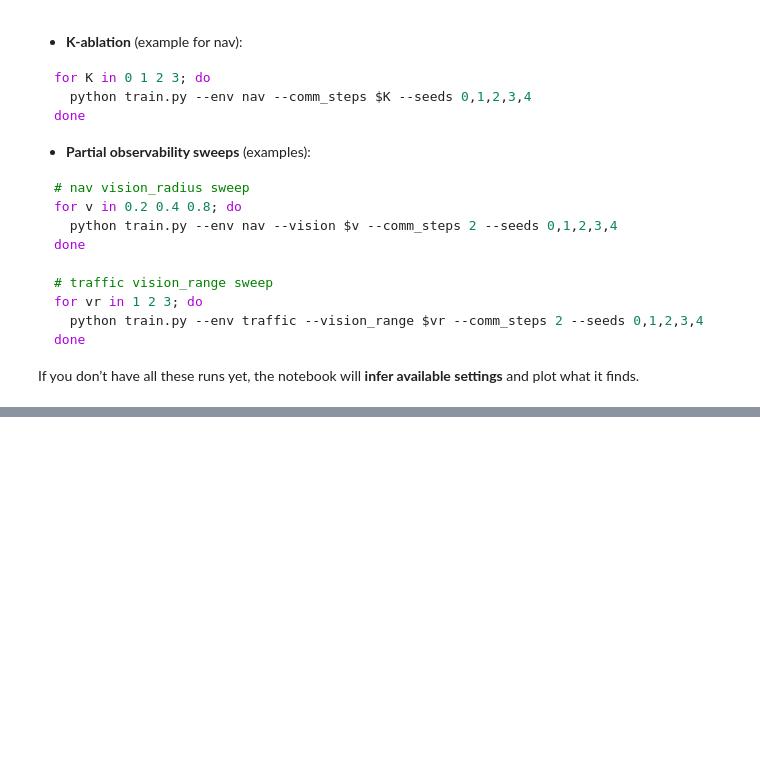
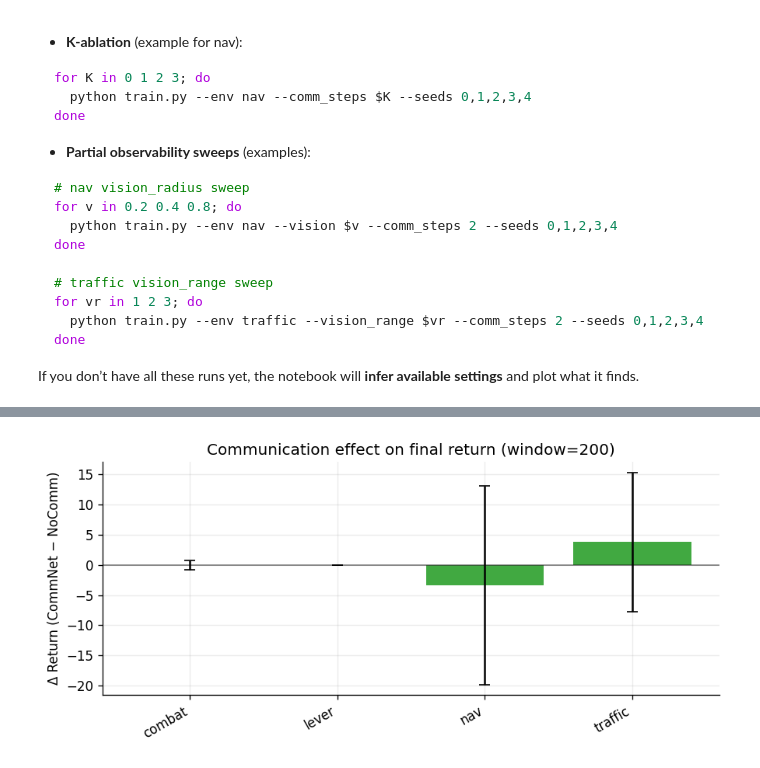
Before and after one commit to Xadoran/learning-multiagent-communication, a Jupyter notebook: analysis/commnet_results.ipynb, the cells around one changed output, grey strips where cells are left out. Cells and saved outputs as stored; diff of their text form; code cells hidden in the pictures; blank space fills up the shorter version.

```diff
--- a/analysis/commnet_results.ipynb
+++ b/analysis/commnet_results.ipynb
@@ -682,0 +769,92 @@ If you don’t have all these runs yet, the notebook will **infer available sett
+# %%
+# Δ-performance bar charts (CommNet − NoComm)
+import numpy as np
+import pandas as pd
+import matplotlib.pyplot as plt
+
+if "df_final" not in globals() or df_final is None or getattr(df_final, "empty", True):
+    print("No summary table available; run the section above first.")
+else:
+    comm = df_final[df_final["method"] == "CommNet"].set_index("env")
+    base = df_final[df_final["method"] == "NoComm"].set_index("env")
+
+    common_envs = sorted(set(comm.index).intersection(set(base.index)))
+    if not common_envs:
+        print("No envs have both CommNet and NoComm; skipping delta plots.")
+    else:
+        delta_rows: list[dict[str, object]] = []
+        for env in common_envs:
+            dr = float(
+                comm.loc[env, "final_return_mean"] - base.loc[env, "final_return_mean"]
+            )
+            ds = float(
+                comm.loc[env, "final_success_mean"]
+                - base.loc[env, "final_success_mean"]
+            )
+
+            dr_std = float(
+                np.sqrt(
+                    float(comm.loc[env, "final_return_std"]) ** 2
+                    + float(base.loc[env, "final_return_std"]) ** 2
+                )
+            )
+            ds_std = float(
+                np.sqrt(
+                    float(comm.loc[env, "final_success_std"]) ** 2
+                    + float(base.loc[env, "final_success_std"]) ** 2
+                )
+            )
+
+            delta_rows.append(
+                {
+                    "env": env,
+                    "delta_return": dr,
+                    "delta_return_std": dr_std,
+                    "delta_success": ds,
+                    "delta_success_std": ds_std,
+                }
+            )
+
+        df_delta = pd.DataFrame(delta_rows).sort_values(["env"]).reset_index(drop=True)
+
+        x = np.arange(len(df_delta), dtype=np.int64)
+
+        # Δ Return
+        fig, ax = plt.subplots(figsize=(7.5, 3.5))
+        ax.bar(
+            x,
+            df_delta["delta_return"].to_numpy(dtype=np.float64),
+            yerr=df_delta["delta_return_std"].to_numpy(dtype=np.float64),
+            capsize=4,
+            color="C2",
+            alpha=0.9,
+        )
+        ax.axhline(0.0, color="k", linewidth=1, alpha=0.5)
+        ax.set_xticks(x)
+        ax.set_xticklabels(df_delta["env"].tolist(), rotation=30, ha="right")
+        ax.set_ylabel("Δ Return (CommNet − NoComm)")
+        ax.set_title(f"Communication effect on final return (window={FINAL_WINDOW})")
+        ax.grid(True, axis="y", alpha=0.25)
+        fig.tight_layout()
+        plt.show()
+
+        # Δ Success
+        fig, ax = plt.subplots(figsize=(7.5, 3.5))
+        ax.bar(
+            x,
+            df_delta["delta_success"].to_numpy(dtype=np.float64),
+            yerr=df_delta["delta_success_std"].to_numpy(dtype=np.float64),
+            capsize=4,
+            color="C3",
+            alpha=0.9,
+        )
+        ax.axhline(0.0, color="k", linewidth=1, alpha=0.5)
+        ax.set_xticks(x)
+        ax.set_xticklabels(df_delta["env"].tolist(), rotation=30, ha="right")
+        ax.set_ylabel("Δ Success (CommNet − NoComm)")
+        ax.set_title(f"Communication effect on final success (window={FINAL_WINDOW})")
+        ax.grid(True, axis="y", alpha=0.25)
+        fig.tight_layout()
+        plt.show()
+# %% [output]
+[figure, added]
```
Also changed, not shown: parts of 7 cells of this notebook, 1 other file.
